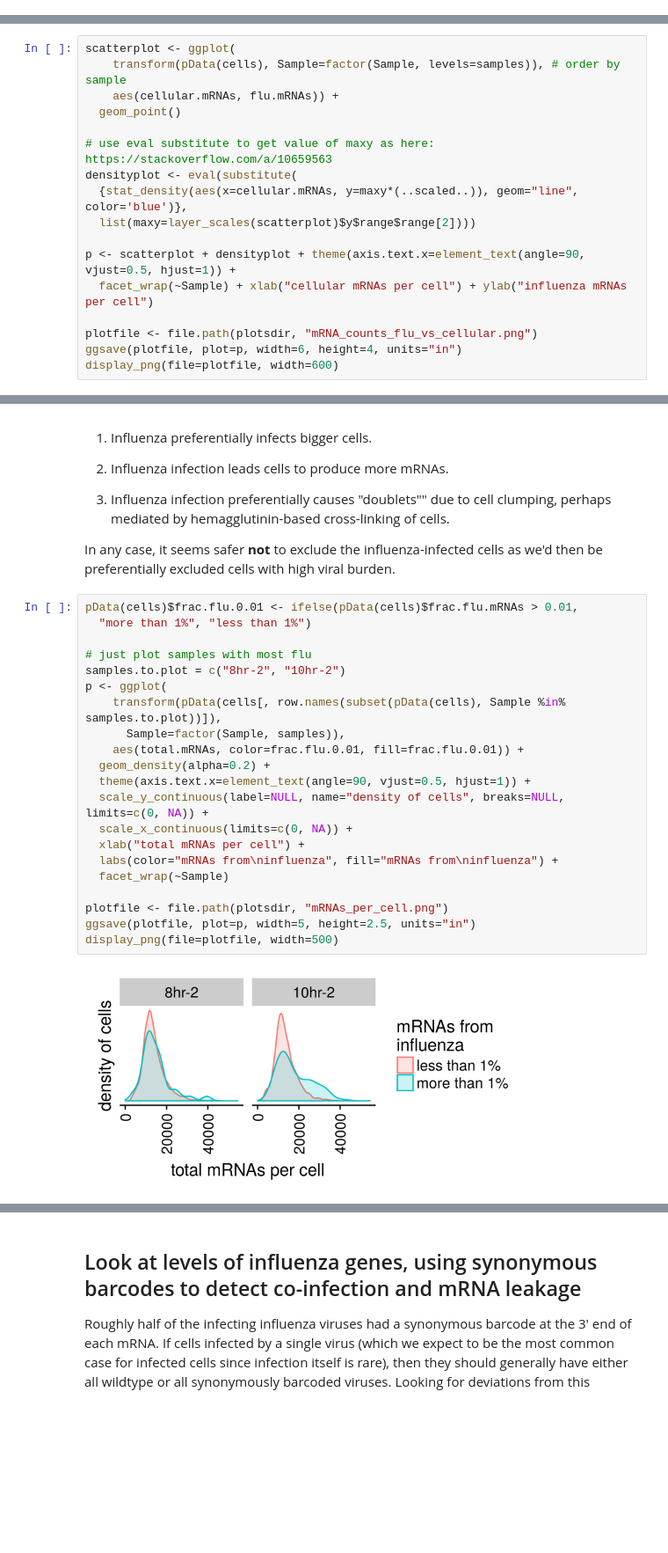
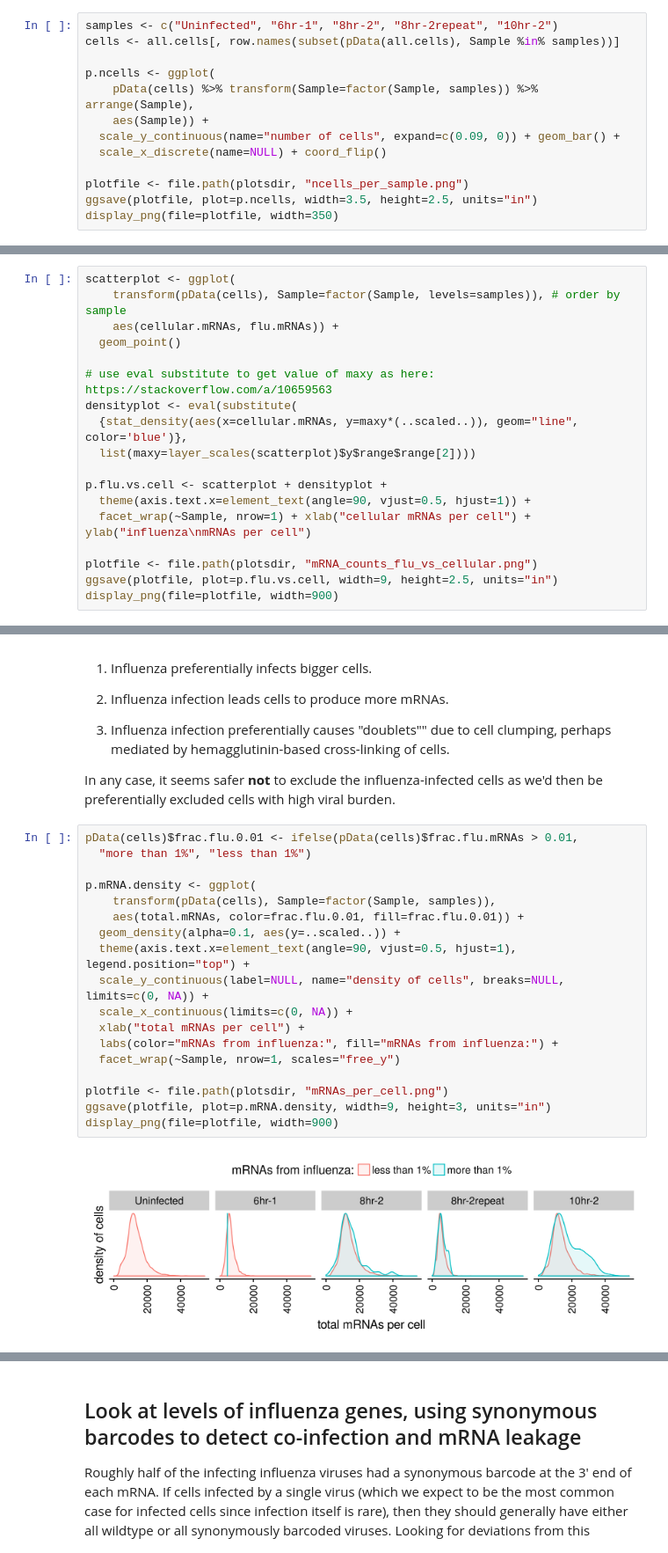
Before and after one commit to jbloomlab/flu_single_cell, a Jupyter notebook: monocle_analysis.ipynb, the cells around one changed output, grey strips where cells are left out. Shown at 88% size. Saved outputs shown, nothing was run; the diff lists cells and outputs as text; blank space fills up the shorter version.

```diff
--- a/monocle_analysis.ipynb
+++ b/monocle_analysis.ipynb
@@ -62,0 +56,13 @@ Filtered all 16746 cells down to the 16746 in samples of interest.
+# %%
+samples <- c("Uninfected", "6hr-1", "8hr-2", "8hr-2repeat", "10hr-2")
+cells <- all.cells[, row.names(subset(pData(all.cells), Sample %in% samples))]
+
+p.ncells <- ggplot(
+    pData(cells) %>% transform(Sample=factor(Sample, samples)) %>% arrange(Sample),
+    aes(Sample)) +
+  scale_y_continuous(name="number of cells", expand=c(0.09, 0)) + geom_bar() +
+  scale_x_discrete(name=NULL) + coord_flip()
+
+plotfile <- file.path(plotsdir, "ncells_per_sample.png")
+ggsave(plotfile, plot=p.ncells, width=3.5, height=2.5, units="in")
+display_png(file=plotfile, width=350)
@@ -88,10 +117,11 @@ densityplot <- eval(substitute(
   {stat_density(aes(x=cellular.mRNAs, y=maxy*(..scaled..)), geom="line", color='blue')},
   list(maxy=layer_scales(scatterplot)$y$range$range[2])))
 
-p <- scatterplot + densityplot + theme(axis.text.x=element_text(angle=90, vjust=0.5, hjust=1)) +
-  facet_wrap(~Sample) + xlab("cellular mRNAs per cell") + ylab("influenza mRNAs per cell")
+p.flu.vs.cell <- scatterplot + densityplot +
+  theme(axis.text.x=element_text(angle=90, vjust=0.5, hjust=1)) +
+  facet_wrap(~Sample, nrow=1) + xlab("cellular mRNAs per cell") + ylab("influenza\nmRNAs per cell")
 
 plotfile <- file.path(plotsdir, "mRNA_counts_flu_vs_cellular.png")
-ggsave(plotfile, plot=p, width=6, height=4, units="in")
-display_png(file=plotfile, width=600)
+ggsave(plotfile, plot=p.flu.vs.cell, width=9, height=2.5, units="in")
+display_png(file=plotfile, width=900)
 # %% [output]
@@ -112,23 +142,20 @@ In any case, it seems safer **not** to exclude the influenza-infected cells as w
 # %%
 pData(cells)$frac.flu.0.01 <- ifelse(pData(cells)$frac.flu.mRNAs > 0.01,
   "more than 1%", "less than 1%")
 
-# just plot samples with most flu
-samples.to.plot = c("8hr-2", "10hr-2")
-p <- ggplot(
-    transform(pData(cells[, row.names(subset(pData(cells), Sample %in% samples.to.plot))]),
-      Sample=factor(Sample, samples)),
+p.mRNA.density <- ggplot(
+    transform(pData(cells), Sample=factor(Sample, samples)),
     aes(total.mRNAs, color=frac.flu.0.01, fill=frac.flu.0.01)) +
-  geom_density(alpha=0.2) +
-  theme(axis.text.x=element_text(angle=90, vjust=0.5, hjust=1)) +
+  geom_density(alpha=0.1, aes(y=..scaled..)) +
+  theme(axis.text.x=element_text(angle=90, vjust=0.5, hjust=1), legend.position="top") +
   scale_y_continuous(label=NULL, name="density of cells", breaks=NULL, limits=c(0, NA)) +
   scale_x_continuous(limits=c(0, NA)) +
   xlab("total mRNAs per cell") +
-  labs(color="mRNAs from\ninfluenza", fill="mRNAs from\ninfluenza") +
-  facet_wrap(~Sample)
+  labs(color="mRNAs from influenza:", fill="mRNAs from influenza:") +
+  facet_wrap(~Sample, nrow=1, scales="free_y")
 
 plotfile <- file.path(plotsdir, "mRNAs_per_cell.png")
-ggsave(plotfile, plot=p, width=5, height=2.5, units="in")
-display_png(file=plotfile, width=500)
+ggsave(plotfile, plot=p.mRNA.density, width=9, height=3, units="in")
+display_png(file=plotfile, width=900)
 # %% [output]
-[figure, old version]
+[figure, new version]
```
Also changed, not shown: parts of 17 cells of this notebook.
